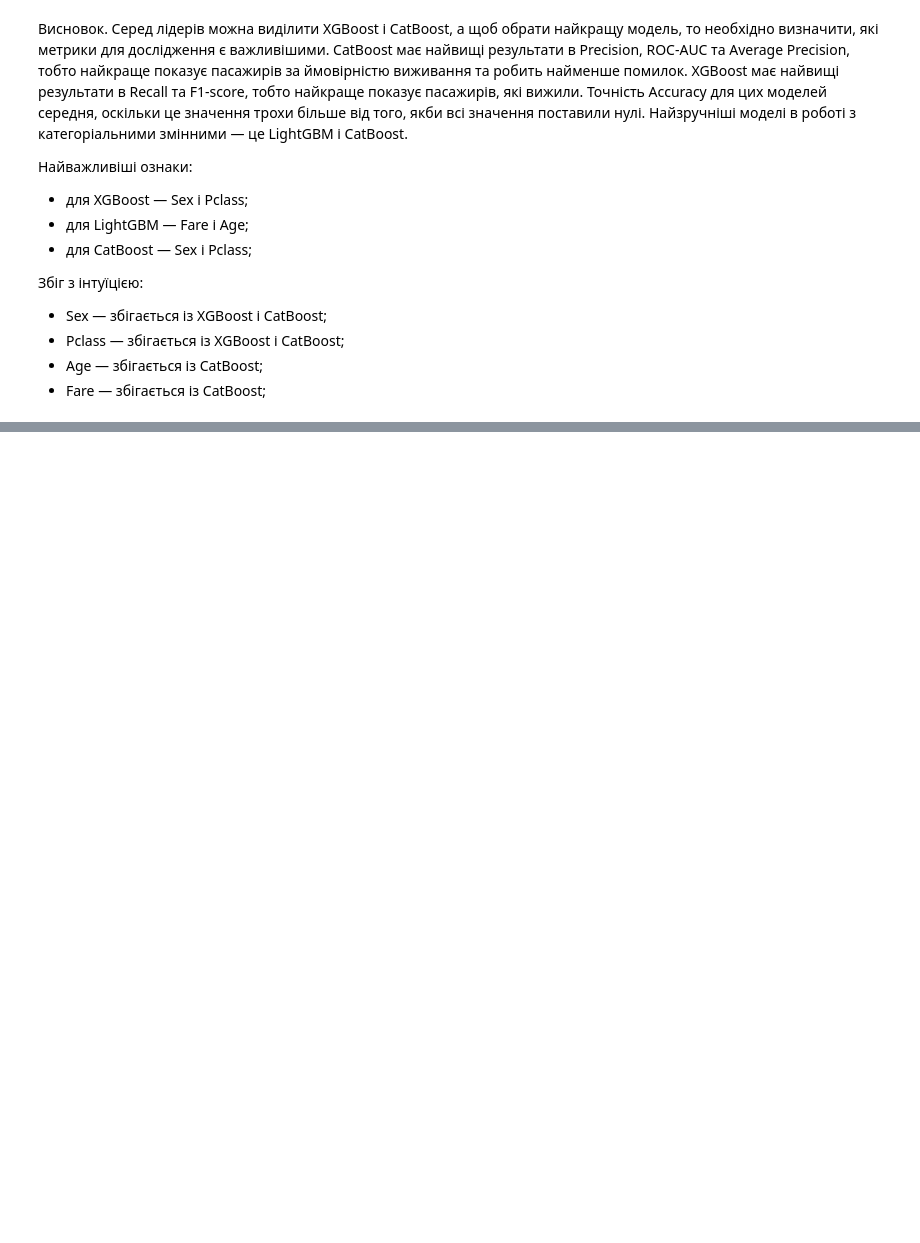
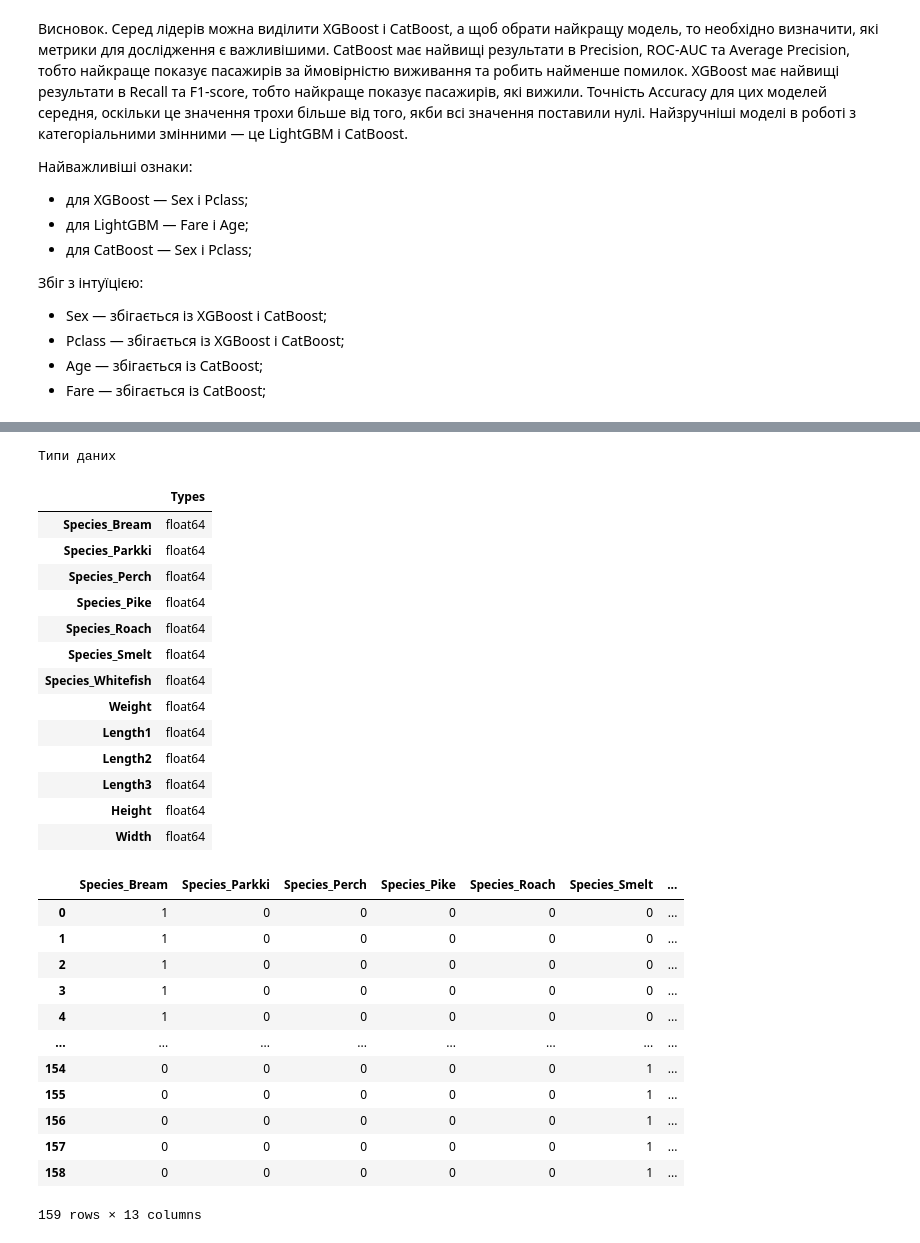
Before and after one commit to BogdanPinchuk/DataScience-PBY_HW14, a Jupyter notebook: Bohdan_Pinchuk_DS_HW14.ipynb, the cells around one changed output, grey strips where cells are left out. Drawn from its saved outputs; the diff is of its cells as text; code cells hidden in the pictures; blank space fills up the shorter version.

```diff
--- a/Bohdan_Pinchuk_DS_HW14.ipynb
+++ b/Bohdan_Pinchuk_DS_HW14.ipynb
@@ -1273,0 +1432,52 @@ FN | TP
+# %%
+# Data preparation
+
+import numpy as np
+import pandas as pd
+import apps.reporter as rpt
+from sklearn.preprocessing import OneHotEncoder
+from IPython.core.display import Markdown
+
+# Input data
+cat_col_list = ["Species"]
+
+# Solution
+preprocessor = ColumnTransformer([
+    ("cat", OneHotEncoder(handle_unknown="ignore", sparse_output=False), cat_col_list),
+], remainder="passthrough", verbose_feature_names_out=False)
+
+preprocessor.set_output(transform="pandas")
+transformed_data = preprocessor.fit_transform(fish_market)
+fish_market_ohe = pd.DataFrame(transformed_data, columns=preprocessor.get_feature_names_out())
+
+data_set = fish_market_ohe
+n_columns = data_set.columns.size
+n_rows = data_set.index.size
+
+columns_df = pd.DataFrame(data_set.columns, columns=["Columns"])
+types_df = pd.DataFrame(data_set.dtypes, columns=["Types"])
+
+col_num_type = data_set.select_dtypes(include=np.number).columns
+col_cat_type = data_set.select_dtypes(exclude=np.number).columns
+
+empty_val_by_col = data_set.isnull().sum().to_frame(name='count')
+is_empty_val = empty_val_by_col.values.sum() > 0
+
+rp = rpt.Reporter()
+rp.add_item("Кількість рядків", str(n_rows))
+rp.add_item("Кількість об’єктів у датасеті", str(n_rows))
+rp.add_item("Кількість стовпців", str(n_columns))
+rp.add_item("Кількість числових ознак", str(col_num_type.size))
+rp.add_item("Кількість категоріальних ознак", str(col_cat_type.size))
+rp.add_item("Пропущені значення", 'є' if is_empty_val > 0 else 'немає')
+
+# Print results
+display(Markdown(f"### Підготовка даних (fish_market_ohe)"))
+rp.print_pd_report("Параметри таблиці з кодуванням")
+
+if is_empty_val > 0:
+    display(empty_val_by_col.style.set_caption("Кількість пропусків"))
+
+display(types_df.style.set_caption("Типи даних"))
+display(data_set)
+# %% [output]
@@ -1273,0 +1493,28 @@ FN | TP
+Типи даних
+|  | Types |
+| Species_Bream | float64 |
+| Species_Parkki | float64 |
+| Species_Perch | float64 |
+| Species_Pike | float64 |
+| Species_Roach | float64 |
+| Species_Smelt | float64 |
+| Species_Whitefish | float64 |
+| Weight | float64 |
+| Length1 | float64 |
+| Length2 | float64 |
+| Length3 | float64 |
+| Height | float64 |
+| Width | float64 |
+|  | Species_Bream | Species_Parkki | Species_Perch | Species_Pike | Species_Roach | Species_Smelt | ... |
+| 0 | 1 | 0 | 0 | 0 | 0 | 0 | ... |
+| 1 | 1 | 0 | 0 | 0 | 0 | 0 | ... |
+| 2 | 1 | 0 | 0 | 0 | 0 | 0 | ... |
+| 3 | 1 | 0 | 0 | 0 | 0 | 0 | ... |
+| 4 | 1 | 0 | 0 | 0 | 0 | 0 | ... |
+| ... | ... | ... | ... | ... | ... | ... | ... |
+| 154 | 0 | 0 | 0 | 0 | 0 | 1 | ... |
+| 155 | 0 | 0 | 0 | 0 | 0 | 1 | ... |
+| 156 | 0 | 0 | 0 | 0 | 0 | 1 | ... |
+| 157 | 0 | 0 | 0 | 0 | 0 | 1 | ... |
+| 158 | 0 | 0 | 0 | 0 | 0 | 1 | ... |
+159 rows × 13 columns
```
Also changed, not shown: parts of 7 cells of this notebook.
